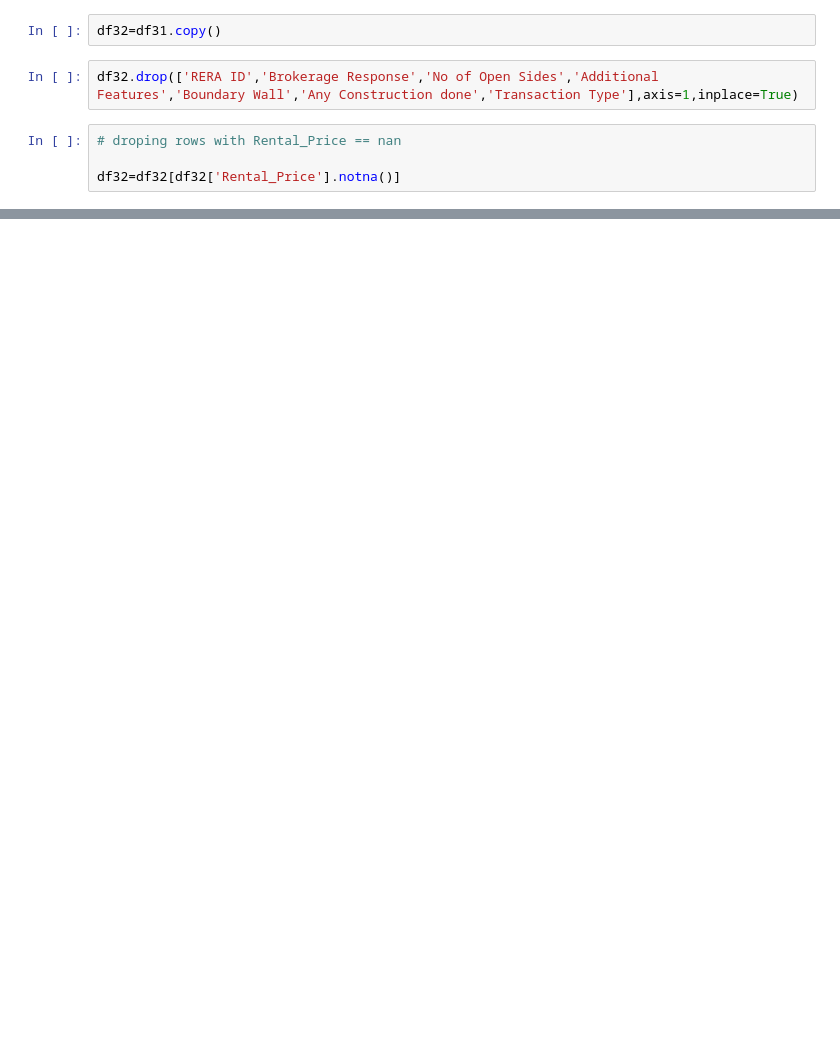
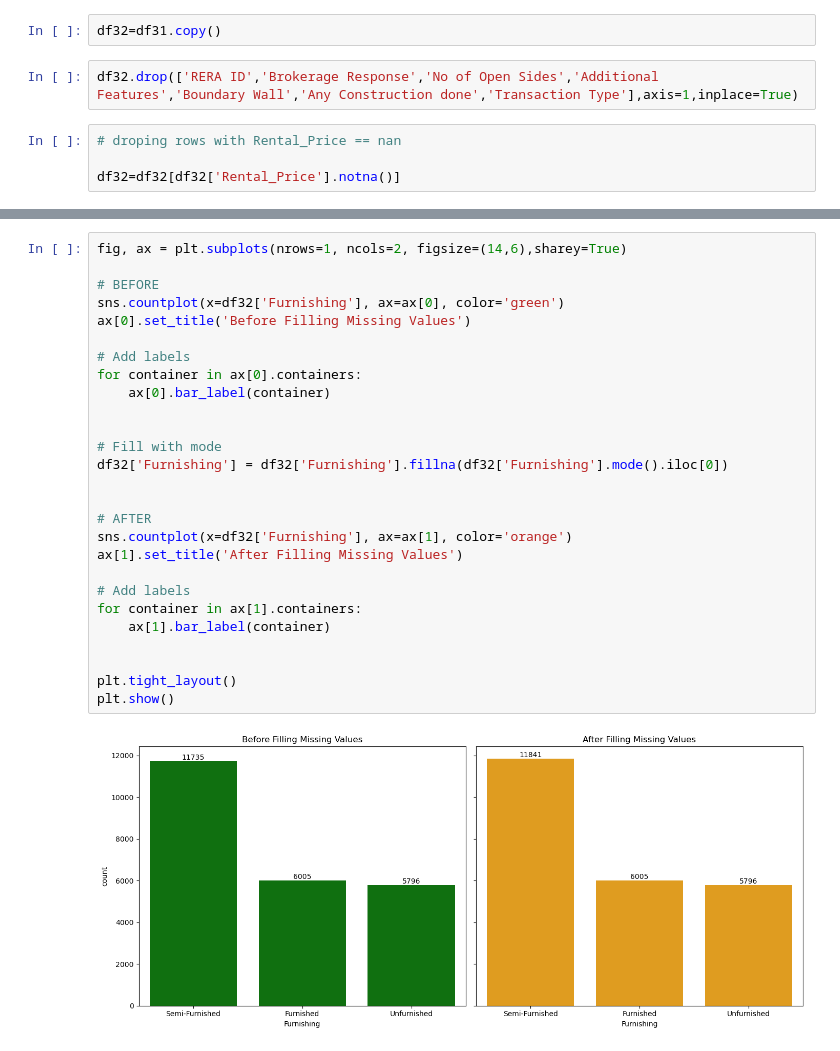
Before and after one commit to Himanshu7d3/House_Rent_Prediction, a Jupyter notebook: New_Data_Cleaning.ipynb, the cells around one changed output, grey strips where cells are left out. Cells and saved outputs as stored; diff of their text form; blank space fills up the shorter version.

```diff
--- a/New_Data_Cleaning.ipynb
+++ b/New_Data_Cleaning.ipynb
@@ -868,0 +886,29 @@ Text(0.5, 1.0, 'After Filling Missing Values')
+# %%
+fig, ax = plt.subplots(nrows=1, ncols=2, figsize=(14,6),sharey=True)
+
+# BEFORE
+sns.countplot(x=df32['Furnishing'], ax=ax[0], color='green')
+ax[0].set_title('Before Filling Missing Values')
+
+# Add labels
+for container in ax[0].containers:
+    ax[0].bar_label(container)
+
+
+# Fill with mode
+df32['Furnishing'] = df32['Furnishing'].fillna(df32['Furnishing'].mode().iloc[0])
+
+
+# AFTER
+sns.countplot(x=df32['Furnishing'], ax=ax[1], color='orange')
+ax[1].set_title('After Filling Missing Values')
+
+# Add labels
+for container in ax[1].containers:
+    ax[1].bar_label(container)
+
+
+plt.tight_layout()
+plt.show()
+# %% [output]
+[figure, added]
```
Also changed, not shown: parts of 20 cells of this notebook.
